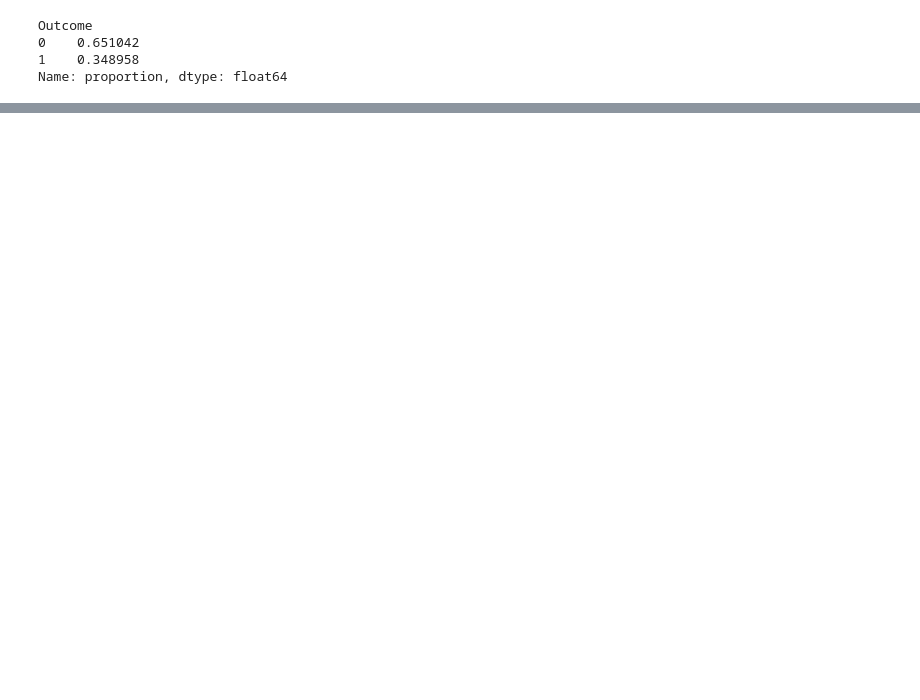
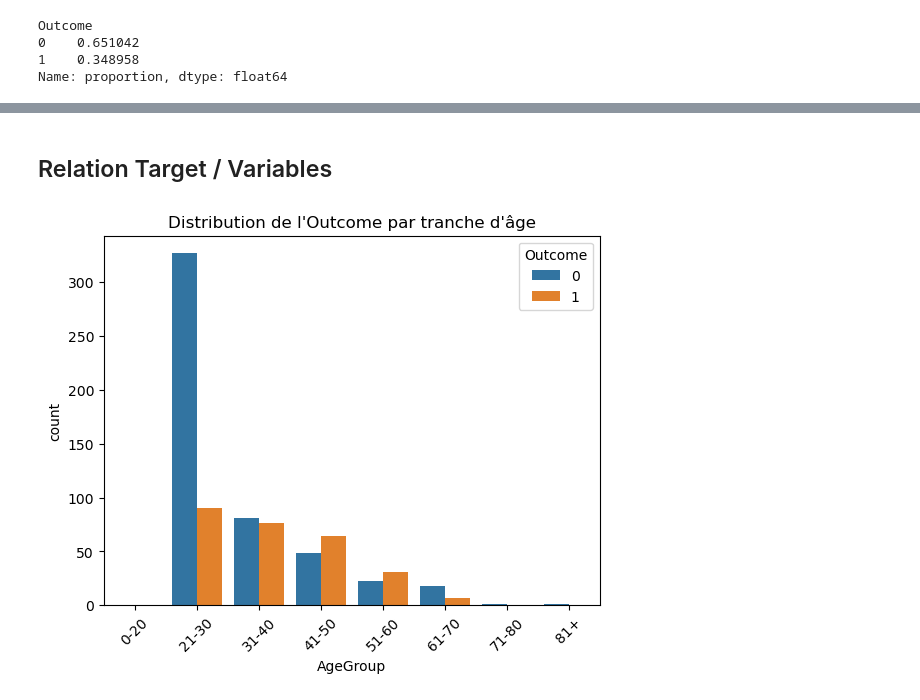
Before and after one commit to touXik/Diab-te-d-tection, a Jupyter notebook: notebooks/2)Exploration de données.ipynb, the cells around one changed output, grey strips where cells are left out. Drawn from its saved outputs; the diff is of its cells as text; code cells hidden in the pictures; blank space fills up the shorter version.

```diff
--- a/notebooks/2)Exploration de données.ipynb
+++ b/notebooks/2)Exploration de données.ipynb
@@ -287,0 +254,14 @@ Outcome------------------------------------------- [1 0]
+# %% [markdown]
+## Relation Target / Variables
+# %%
+# regourper la variable age
+df['AgeGroup'] = pd.cut(df['Age'], bins=[0, 20, 30, 40, 50, 60, 70, 80, 100],
+                        labels=['0-20','21-30','31-40','41-50','51-60','61-70','71-80','81+'])
+
+
+sns.countplot(x='AgeGroup', hue='Outcome', data=df)
+plt.xticks(rotation=45)
+plt.title("Distribution de l'Outcome par tranche d'âge")
+plt.show()
+# %% [output]
+[figure, added]
```
Also changed, not shown: parts of 9 cells of this notebook.
